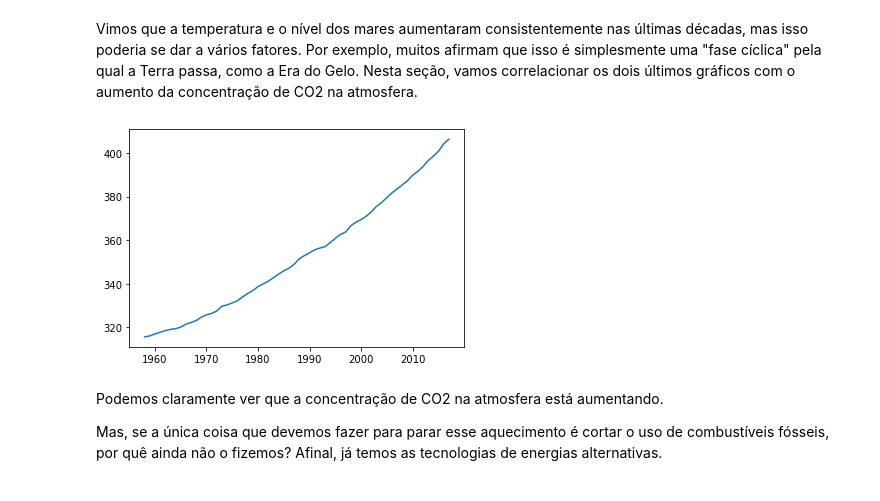
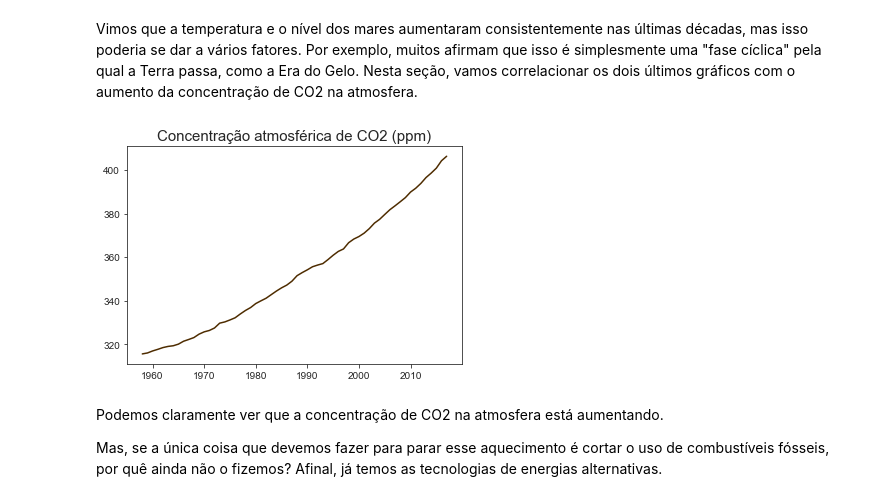
Before and after one commit to leoDomingos/Introducao-ao-aquecimento-global, a Jupyter notebook: main.ipynb, the cells around one changed output. Drawn from its saved outputs; the diff is of its cells as text; code cells hidden in the pictures.

```diff
--- a/main.ipynb
+++ b/main.ipynb
@@ -214,5 +200,7 @@ for ano, temperaturas in dict_land_temperature_years.items():
     dict_land_temperature_years[ano] = np.average(temperaturas)
 # %%
 # Gráfico
-plt.plot(list(dict_land_temperature_years.keys()), list(dict_land_temperature_years.values()));
+sns.set_style("ticks")
+plt.title("Temperatura média dos continentes e oceanos (°C)", fontsize=14)
+sns.lineplot(x = list(dict_land_temperature_years.keys()), y = list(dict_land_temperature_years.values()), color="#00941F");
 # %% [output]
@@ -238,5 +226,5 @@ dict_sea_level = {year:[] for year in range(1880, 2015)}
 
 for index, row in sea_level_data.iterrows():
     sea_level_year = int(row.Year[:4])
-    dict_sea_level[sea_level_year] = row["CSIRO Adjusted Sea Level"]
+    dict_sea_level[sea_level_year] = row["CSIRO Adjusted Sea Level"]*25.4 # Para converter polegadas-mm
 # %%
@@ -270,9 +259,10 @@ for index, row in co2_concentration_data.iterrows():
 for ano, concentracao in dict_co2_concentration.items():
     dict_co2_concentration[ano] = np.average(concentracao)
 # %%
-plt.plot(list(dict_co2_concentration.keys()), list(dict_co2_concentration.values()));
+plt.title("Concentração atmosférica de CO2 (ppm)", fontsize=15)
+plt.plot(list(dict_co2_concentration.keys()), list(dict_co2_concentration.values()), color="#4E2C00");
 # %% [output]
-[figure, old version]
+[figure, new version]
 # %% [markdown]
 Podemos claramente ver que a concentração de CO2 na atmosfera está aumentando.
 
```
Also changed, not shown: parts of 22 cells of this notebook.
